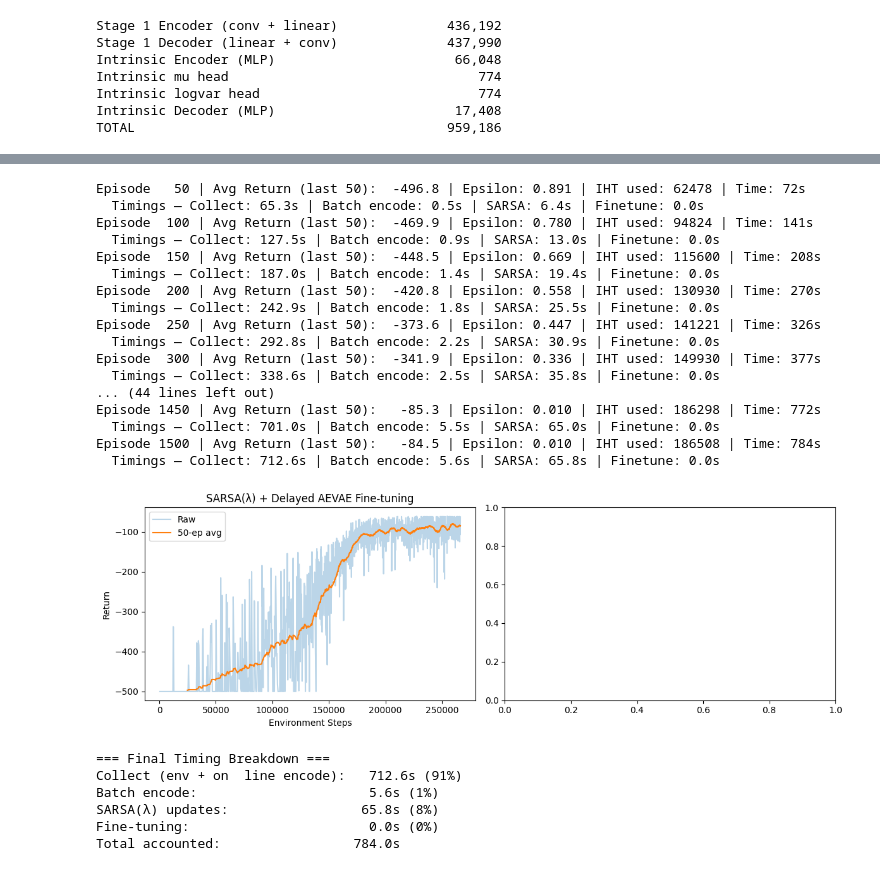
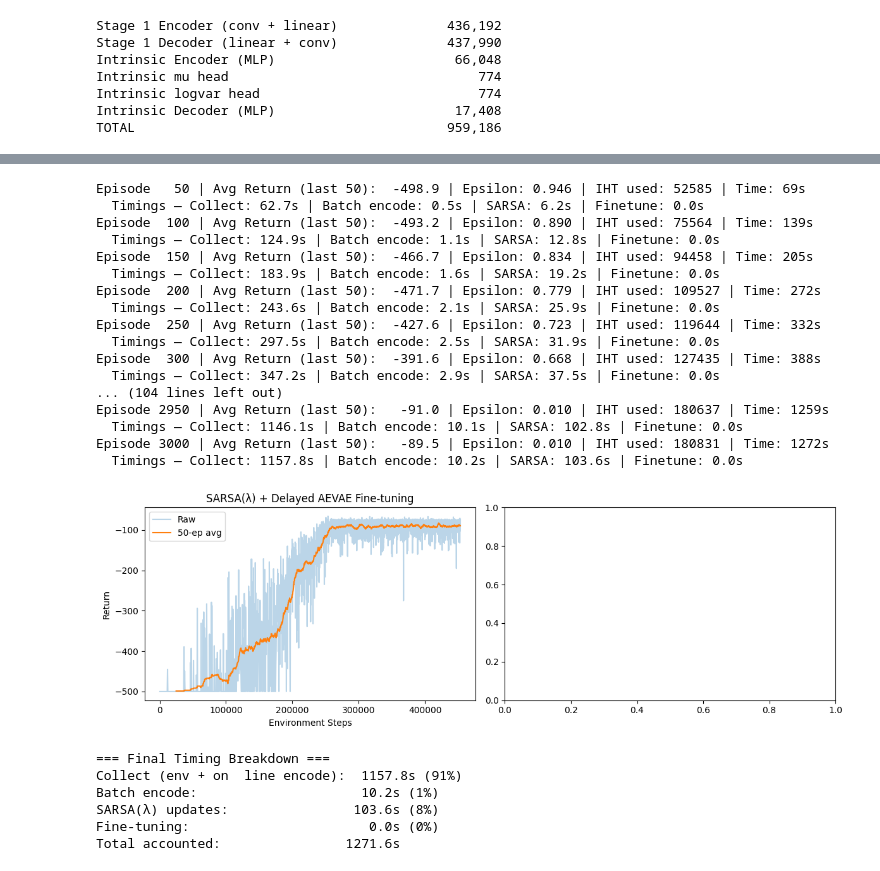
Before and after one commit to antony-zhao/RLTesting, a Jupyter notebook: rltesting/fvd_experiments/sarsa_acrobot.ipynb, the cells around one changed output, grey strips where cells are left out. Cells and saved outputs as stored; diff of their text form; code cells hidden in the pictures.

```diff
--- a/rltesting/fvd_experiments/sarsa_acrobot.ipynb
+++ b/rltesting/fvd_experiments/sarsa_acrobot.ipynb
@@ -379,7 +370,7 @@ w = np.zeros(iht_size)
 alpha = 0.1 / num_tilings
 lam = 0.9
 gamma = 1.0
-num_episodes = 1500
+num_episodes = 3000
 encode_batch_size = 128
 
 # Fine-tuning setup
@@ -456,6 +447,8 @@ timestep = 0
 timesteps = []
 
 for ep in range(num_episodes):
+    if timestep > 500_000:
+        break
     epsilon = max(0.01, 1.0 - ep / (0.3 * num_episodes))
 
     # Phase 1: Collect full episode
@@ -584,57 +577,57 @@ ft_end_step = timesteps[finetune_until - 1] if len(timesteps) > finetune_until e
 if ft_start_step:
     axes[0].axvline(x=ft_start_step, color='r', linestyle='--', alpha=0.5, label='Fine-tune starts')
 if ft_end_step:
     axes[0].axvline(x=ft_end_step, color='r', linestyle='--', alpha=0.5, label='Fine-tune stops')
 
 axes[0].set_xlabel('Environment Steps') # <-- Updated
 axes[0].set_ylabel('Return')
 axes[0].set_title('SARSA(λ) + Delayed AEVAE Fine-tuning')
 axes[0].legend()
 
 # 4. Fine-tuning Loss Plot
 if ft_losses:
     # Use the new ft_timesteps list for the x-axis
     axes[1].plot(ft_losses, marker='o', markersize=4)
     axes[1].set_xlabel('Environment Steps') # <-- Updated
     axes[1].set_ylabel('Reconstruction Loss')
     axes[1].set_title('AEVAE Fine-tuning Loss')
 
 plt.tight_layout()
 plt.show()
 
 # Final timing summary
 total = time_collect + time_batch_encode + time_sarsa + time_finetune
 print(f"\n=== Final Timing Breakdown ===")
 print(f"Collect (env + on  line encode): {time_collect:7.1f}s ({100*time_collect/total:.0f}%)")
 print(f"Batch encode:                  {time_batch_encode:7.1f}s ({100*time_batch_encode/total:.0f}%)")
 print(f"SARSA(λ) updates:              {time_sarsa:7.1f}s ({100*time_sarsa/total:.0f}%)")
 print(f"Fine-tuning:                   {time_finetune:7.1f}s ({100*time_finetune/total:.0f}%)")
 print(f"Total accounted:               {total:7.1f}s")
 # %% [output]
-Episode   50 | Avg Return (last 50):  -496.8 | Epsilon: 0.891 | IHT used: 62478 | Time: 72s
-  Timings — Collect: 65.3s | Batch encode: 0.5s | SARSA: 6.4s | Finetune: 0.0s
-Episode  100 | Avg Return (last 50):  -469.9 | Epsilon: 0.780 | IHT used: 94824 | Time: 141s
-  Timings — Collect: 127.5s | Batch encode: 0.9s | SARSA: 13.0s | Finetune: 0.0s
-Episode  150 | Avg Return (last 50):  -448.5 | Epsilon: 0.669 | IHT used: 115600 | Time: 208s
-  Timings — Collect: 187.0s | Batch encode: 1.4s | SARSA: 19.4s | Finetune: 0.0s
-Episode  200 | Avg Return (last 50):  -420.8 | Epsilon: 0.558 | IHT used: 130930 | Time: 270s
-  Timings — Collect: 242.9s | Batch encode: 1.8s | SARSA: 25.5s | Finetune: 0.0s
-Episode  250 | Avg Return (last 50):  -373.6 | Epsilon: 0.447 | IHT used: 141221 | Time: 326s
-  Timings — Collect: 292.8s | Batch encode: 2.2s | SARSA: 30.9s | Finetune: 0.0s
-Episode  300 | Avg Return (last 50):  -341.9 | Epsilon: 0.336 | IHT used: 149930 | Time: 377s
-  Timings — Collect: 338.6s | Batch encode: 2.5s | SARSA: 35.8s | Finetune: 0.0s
-... (44 lines left out)
-Episode 1450 | Avg Return (last 50):   -85.3 | Epsilon: 0.010 | IHT used: 186298 | Time: 772s
-  Timings — Collect: 701.0s | Batch encode: 5.5s | SARSA: 65.0s | Finetune: 0.0s
-Episode 1500 | Avg Return (last 50):   -84.5 | Epsilon: 0.010 | IHT used: 186508 | Time: 784s
-  Timings — Collect: 712.6s | Batch encode: 5.6s | SARSA: 65.8s | Finetune: 0.0s
+Episode   50 | Avg Return (last 50):  -498.9 | Epsilon: 0.946 | IHT used: 52585 | Time: 69s
+  Timings — Collect: 62.7s | Batch encode: 0.5s | SARSA: 6.2s | Finetune: 0.0s
+Episode  100 | Avg Return (last 50):  -493.2 | Epsilon: 0.890 | IHT used: 75564 | Time: 139s
+  Timings — Collect: 124.9s | Batch encode: 1.1s | SARSA: 12.8s | Finetune: 0.0s
+Episode  150 | Avg Return (last 50):  -466.7 | Epsilon: 0.834 | IHT used: 94458 | Time: 205s
+  Timings — Collect: 183.9s | Batch encode: 1.6s | SARSA: 19.2s | Finetune: 0.0s
+Episode  200 | Avg Return (last 50):  -471.7 | Epsilon: 0.779 | IHT used: 109527 | Time: 272s
+  Timings — Collect: 243.6s | Batch encode: 2.1s | SARSA: 25.9s | Finetune: 0.0s
+Episode  250 | Avg Return (last 50):  -427.6 | Epsilon: 0.723 | IHT used: 119644 | Time: 332s
+  Timings — Collect: 297.5s | Batch encode: 2.5s | SARSA: 31.9s | Finetune: 0.0s
+Episode  300 | Avg Return (last 50):  -391.6 | Epsilon: 0.668 | IHT used: 127435 | Time: 388s
+  Timings — Collect: 347.2s | Batch encode: 2.9s | SARSA: 37.5s | Finetune: 0.0s
+... (104 lines left out)
+Episode 2950 | Avg Return (last 50):   -91.0 | Epsilon: 0.010 | IHT used: 180637 | Time: 1259s
+  Timings — Collect: 1146.1s | Batch encode: 10.1s | SARSA: 102.8s | Finetune: 0.0s
+Episode 3000 | Avg Return (last 50):   -89.5 | Epsilon: 0.010 | IHT used: 180831 | Time: 1272s
+  Timings — Collect: 1157.8s | Batch encode: 10.2s | SARSA: 103.6s | Finetune: 0.0s
-[figure, old version]
+[figure, new version]
 === Final Timing Breakdown ===
-Collect (env + on  line encode):   712.6s (91%)
-Batch encode:                      5.6s (1%)
-SARSA(λ) updates:                 65.8s (8%)
+Collect (env + on  line encode):  1157.8s (91%)
+Batch encode:                     10.2s (1%)
+SARSA(λ) updates:                103.6s (8%)
 Fine-tuning:                       0.0s (0%)
-Total accounted:                 784.0s
+Total accounted:                1271.6s
 # %%
 # ---- SARSA(λ) on raw Acrobot state ---- #
 raw_env = gym.make('Acrobot-v1')
```
Also changed, not shown: parts of 13 cells of this notebook, 10 other files.
